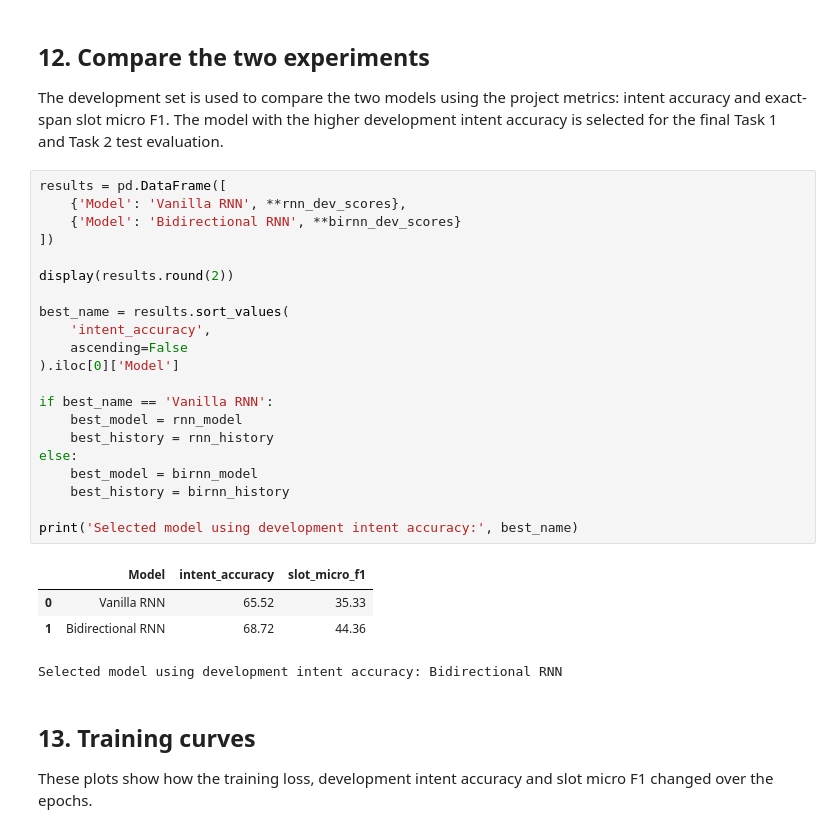
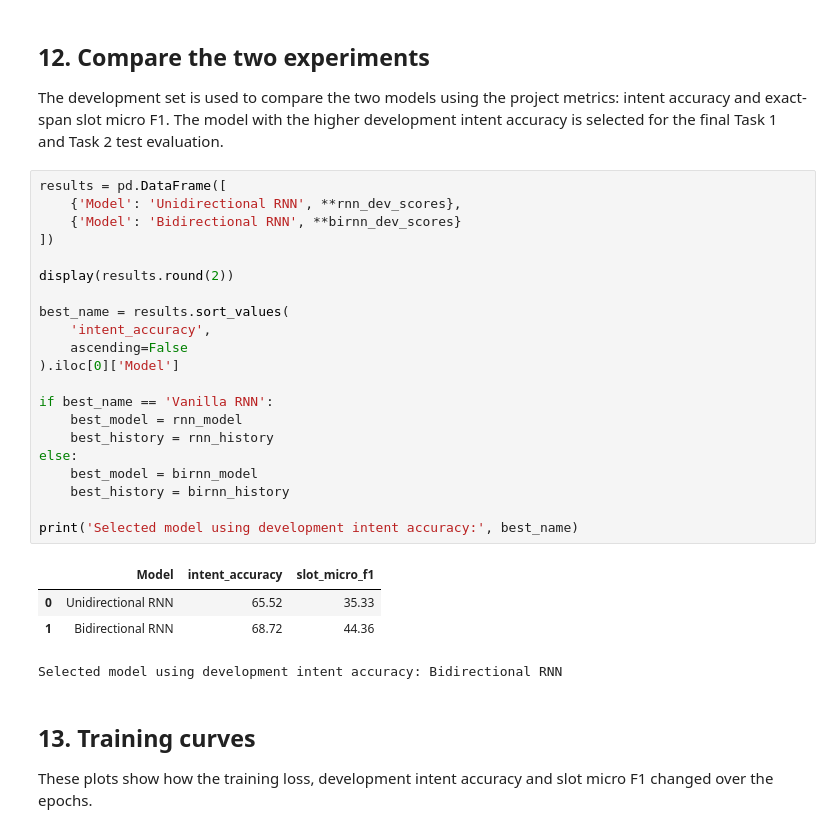
Before and after one commit to sonalimoorthy/SC4002-NLP-PROJECT-, a Jupyter notebook: main.ipynb, the cells around one changed output. Cells and saved outputs as stored; diff of their text form.

```diff
--- a/main.ipynb
+++ b/main.ipynb
@@ -725,28 +725,28 @@ Slot micro F1: 44.36%
 The development set is used to compare the two models using the project metrics: intent accuracy and exact-span slot micro F1. The model with the higher development intent accuracy is selected for the final Task 1 and Task 2 test evaluation.
 # %%
 results = pd.DataFrame([
-    {'Model': 'Vanilla RNN', **rnn_dev_scores},
+    {'Model': 'Unidirectional RNN', **rnn_dev_scores},
     {'Model': 'Bidirectional RNN', **birnn_dev_scores}
 ])
 
 display(results.round(2))
 
 best_name = results.sort_values(
     'intent_accuracy',
     ascending=False
 ).iloc[0]['Model']
 
 if best_name == 'Vanilla RNN':
     best_model = rnn_model
     best_history = rnn_history
 else:
     best_model = birnn_model
     best_history = birnn_history
 
 print('Selected model using development intent accuracy:', best_name)
 # %% [output]
 |  | Model | intent_accuracy | slot_micro_f1 |
-| 0 | Vanilla RNN | 65.52 | 35.33 |
+| 0 | Unidirectional RNN | 65.52 | 35.33 |
 | 1 | Bidirectional RNN | 68.72 | 44.36 |
 Selected model using development intent accuracy: Bidirectional RNN
 # %% [markdown]
```
Also changed, not shown: parts of 2 cells of this notebook.
